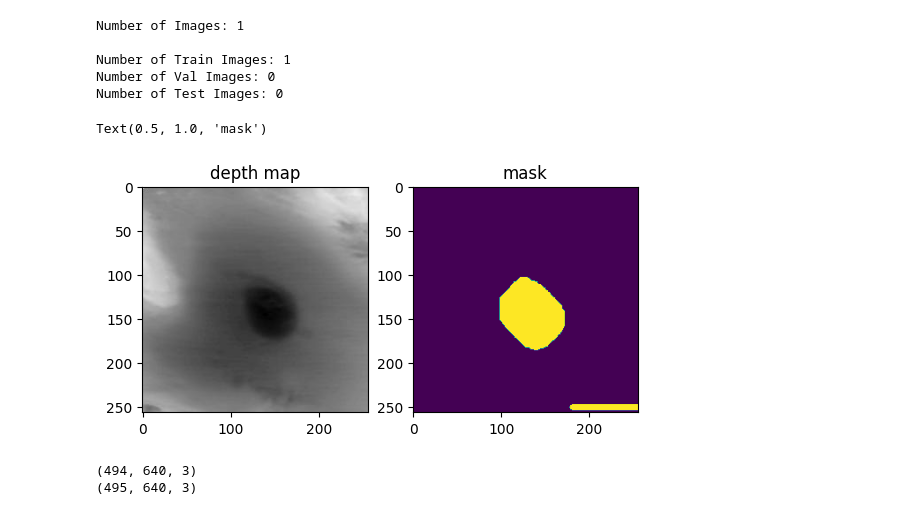
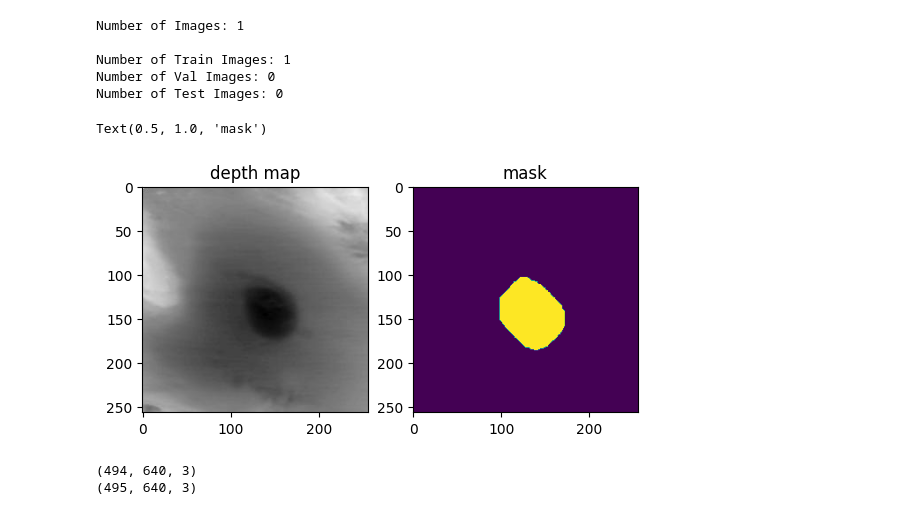
Before and after one commit to RibaDiba/tumor-segmentation, a Jupyter notebook: SAM/testing_grayscale.ipynb, the cells around one changed output. Cells and saved outputs as stored; diff of their text form; code cells hidden in the pictures.

```diff
--- a/SAM/testing_grayscale.ipynb
+++ b/SAM/testing_grayscale.ipynb
@@ -20,20 +20,17 @@ Number of Test Images: 0
 # %%
 fig, ax = plt.subplots(1, 2)
 
 image = train_images[0].copy()
 mask = train_masks[0].copy()
 
-cv2.line(image, (145, 260), (510, 260), (255, 0, 0), 5)
-cv2.line(mask, (180, 250), (450, 250), (255, 0, 0), 5)
-
 ax[0].imshow(image)
 ax[0].set_title("depth map")
 
 ax[1].imshow(mask)
 ax[1].set_title("mask")
 # %% [output]
 Text(0.5, 1.0, 'mask')
-[figure, old version]
+[figure, new version]
 # %%
 # check shapes
 print(train_images[0].shape)
```
Also changed, not shown: 2 other files.
